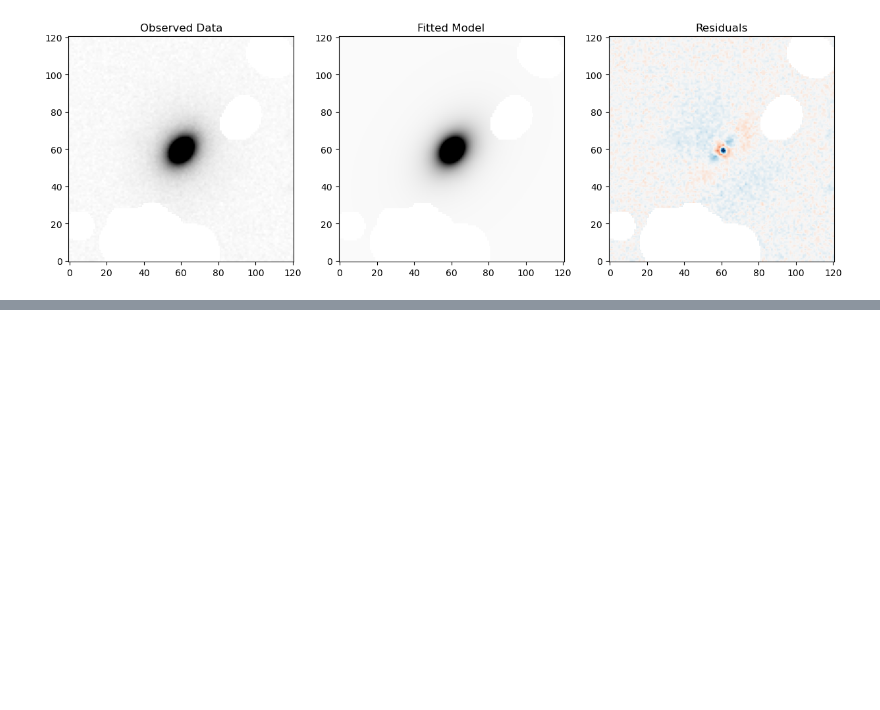
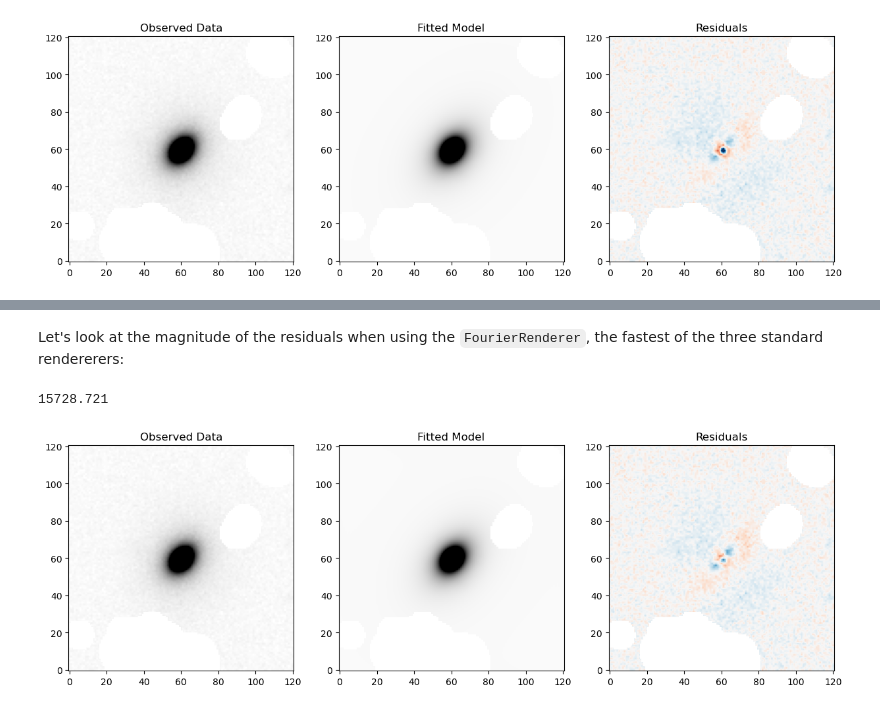
Before and after one commit to pysersic/pysersic, a Jupyter notebook: examples/pure-minimization.ipynb, the cells around one changed output, grey strips where cells are left out. Drawn from its saved outputs; the diff is of its cells as text; code cells hidden in the pictures; blank space fills up the shorter version.

```diff
--- a/examples/pure-minimization.ipynb
+++ b/examples/pure-minimization.ipynb
@@ -57,10 +87,11 @@ We can use the fitter to create a model from our best-fitting parameters and com
 model_image = fitter.create_model(best_params)
 # %%
 # define some plotting tools
+
 import matplotlib.pyplot as plt
 
 
-def plot_mod_data(im, model, mask=None):
+def plot_mod_data(im, model, mask=None, resid_range=1):
     # plot the observed data, the model, and the residuals
     fig, axs = plt.subplots(1, 3, figsize=(15, 5))
 
@@ -98,10 +129,12 @@ def plot_mod_data(im, model, mask=None):
             np.ma.masked_array(residuals, mask=mask),
             origin="lower",
             cmap="RdBu",
-            vmin=-1,
-            vmax=1,
+            vmin=-resid_range,
+            vmax=resid_range,
         )
     else:
-        axs[2].imshow(residuals, origin="lower", cmap="RdBu", vmin=-1, vmax=1)
+        axs[2].imshow(
+            residuals, origin="lower", cmap="RdBu", vmin=-resid_range, vmax=resid_range
+        )
     axs[2].set_title("Residuals")
 # %%
@@ -110,0 +183,13 @@ plot_mod_data(im, model_image, mask)
+# %% [markdown]
+Let's look at the magnitude of the residuals when using the `FourierRenderer`, the fastest of the three standard rendererers:
+# %%
+fitter = FitSingleLoss(
+    data=im, sig=sig, psf=psf, mask=mask, renderer=FourierRenderer, loss_func=None
+)
+best_params, res = fitter.minimize_loss()
+model_image = fitter.create_model(best_params)
+plot_mod_data(im, model_image, mask, resid_range=0.9)
+print(res.state.fun_val)
+# %% [output]
+15728.721
+[figure, added]
```
Also changed, not shown: parts of 29 cells of this notebook, 2 other files.
